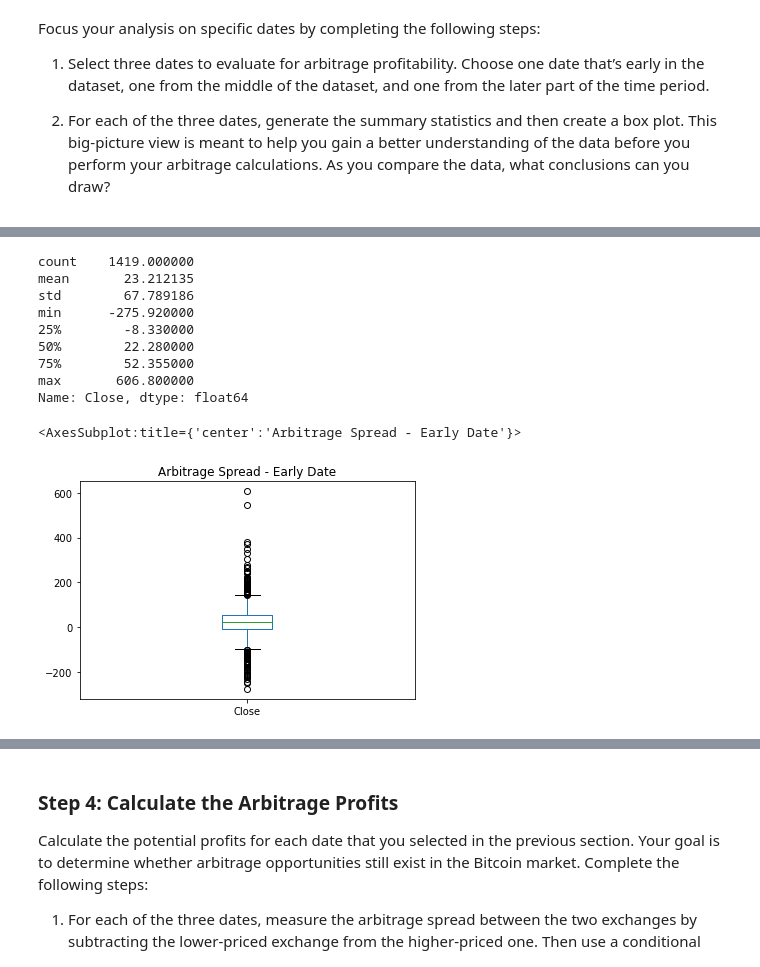
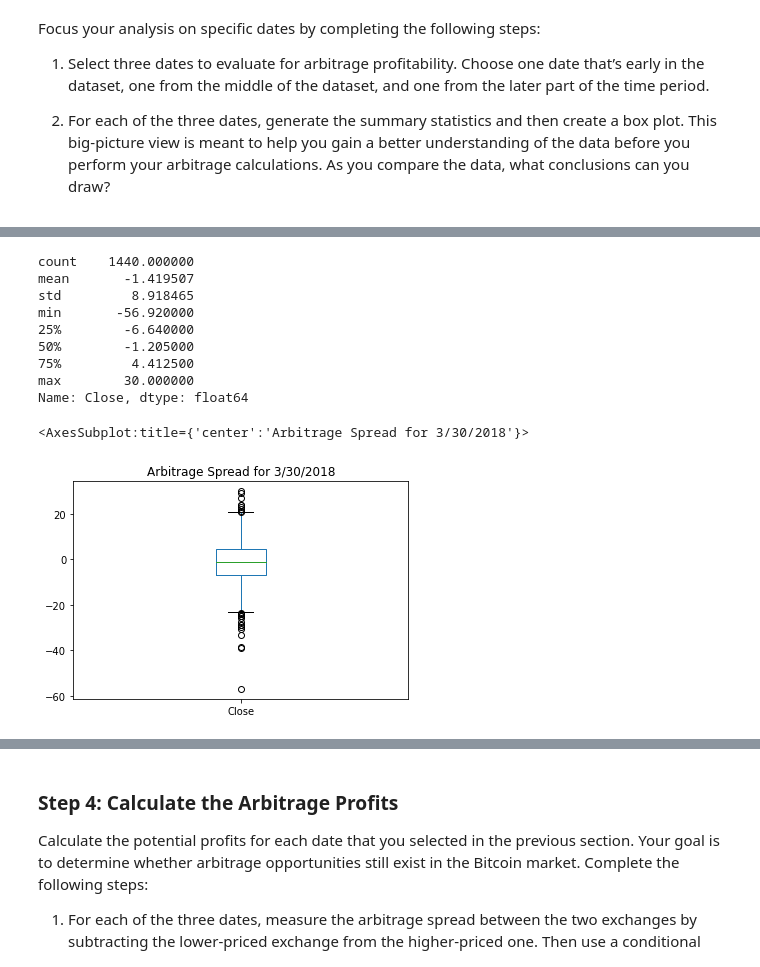
Before and after one commit to balllisaann/FinTech_Challenge_03_Bitcoin_Arbitrage, a Jupyter notebook: crypto_arbitrage.ipynb, the cells around one changed output, grey strips where cells are left out. Cells and saved outputs as stored; diff of their text form; code cells hidden in the pictures.

```diff
--- a/crypto_arbitrage.ipynb
+++ b/crypto_arbitrage.ipynb
@@ -288,23 +348,23 @@ Focus your analysis on specific dates by completing the following steps:
 # %%
-# Using the early date that you have selected, calculate the arbitrage spread
+# Using the date from the late that you have selected, calculate the arbitrage spread
 # by subtracting the bitstamp lower closing prices from the coinbase higher closing prices
-arbitrage_spread_early = # YOUR CODE HERE
+arbitrage_spread_late = bitstamp['Close'].loc['2018-03-30'] - coinbase['Close'].loc['2018-03-30']
 
-# Generate summary statistics for the early DataFrame
-# YOUR CODE HERE
+# Generate summary statistics for the late DataFrame
+arbitrage_spread_late.describe()
 # %% [output]
-count    1419.000000
-mean       23.212135
-std        67.789186
-min      -275.920000
-25%        -8.330000
-50%        22.280000
-75%        52.355000
-max       606.800000
+count    1440.000000
+mean       -1.419507
+std         8.918465
+min       -56.920000
+25%        -6.640000
+50%        -1.205000
+75%         4.412500
+max        30.000000
 Name: Close, dtype: float64
 # %%
-# Visualize the arbitrage spread from early in the dataset in a box plot
-# YOUR CODE HERE
+# Visualize the arbitrage spread from late in the dataset in a box plot
+arbitrage_spread_late.plot(kind="box", title="Arbitrage Spread for 3/30/2018")
 # %% [output]
-<AxesSubplot:title={'center':'Arbitrage Spread - Early Date'}>
+<AxesSubplot:title={'center':'Arbitrage Spread for 3/30/2018'}>
-[figure, old version]
+[figure, new version]
```
Also changed, not shown: parts of 41 cells of this notebook.
